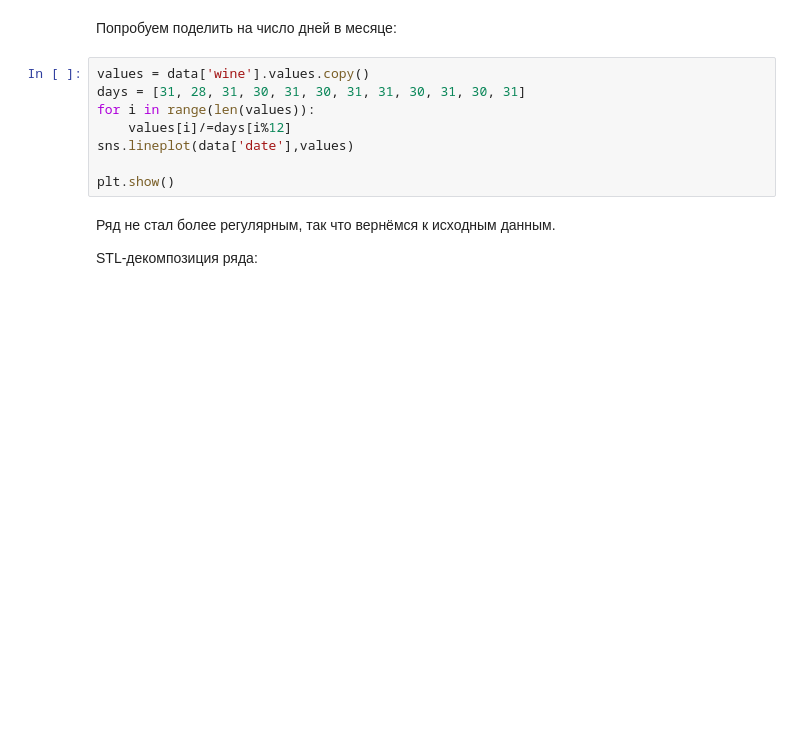
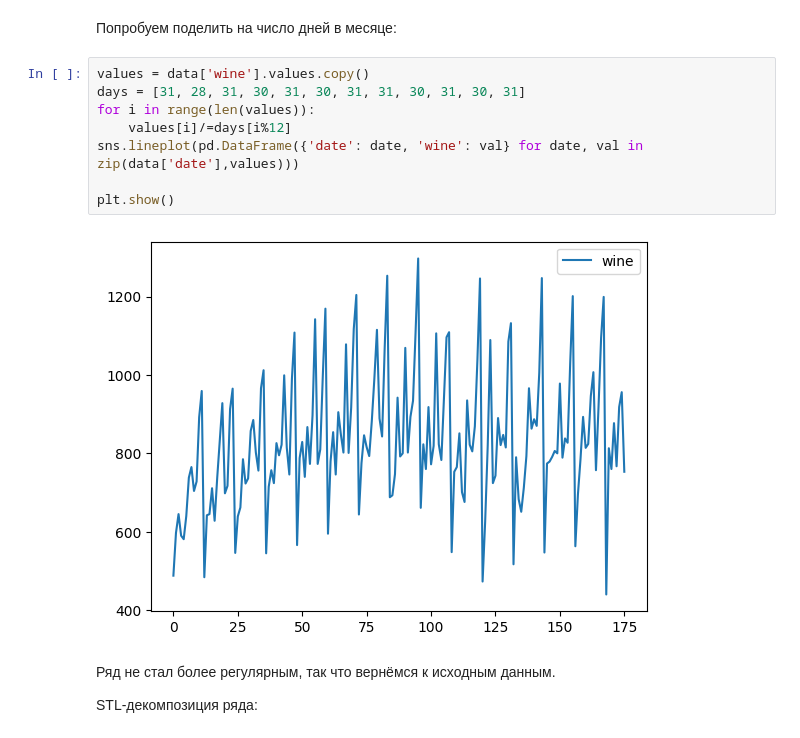
Before and after one commit to andriygav/PSAD, a Jupyter notebook: seminars/sem9/main.ipynb, the cells around one changed output. Drawn from its saved outputs; the diff is of its cells as text; blank space fills up the shorter version.

```diff
--- a/seminars/sem9/main.ipynb
+++ b/seminars/sem9/main.ipynb
@@ -225,11 +241,13 @@ plt.show()
 # %%
 values = data['wine'].values.copy()
 days = [31, 28, 31, 30, 31, 30, 31, 31, 30, 31, 30, 31]
 for i in range(len(values)):
     values[i]/=days[i%12]
-sns.lineplot(data['date'],values)
+sns.lineplot(pd.DataFrame({'date': date, 'wine': val} for date, val in zip(data['date'],values)))
 
 plt.show()
+# %% [output]
+[figure, added]
 # %% [markdown]
 Ряд не стал более регулярным, так что вернёмся к исходным данным.
 
```
Also changed, not shown: parts of 35 cells of this notebook.
